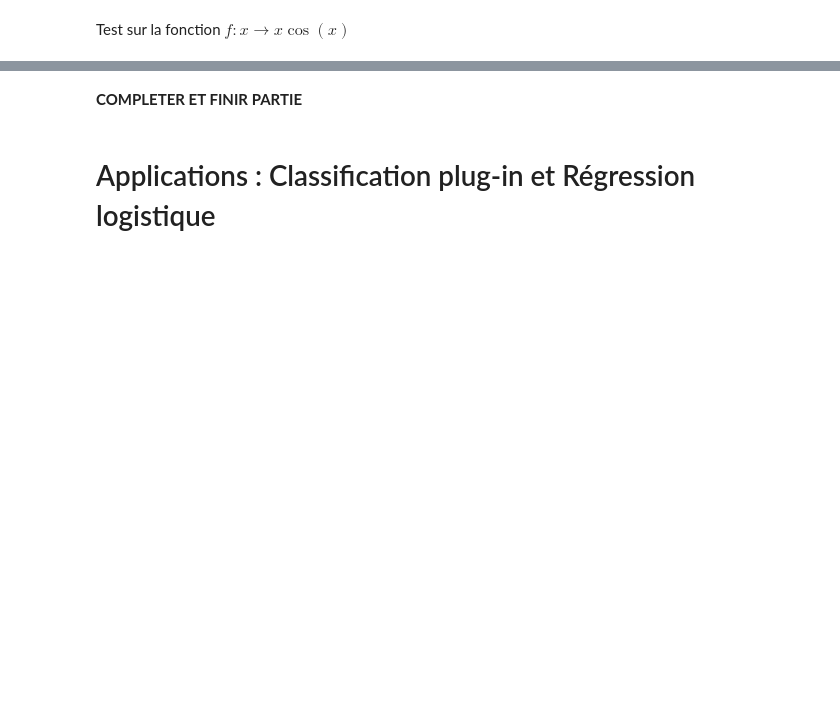
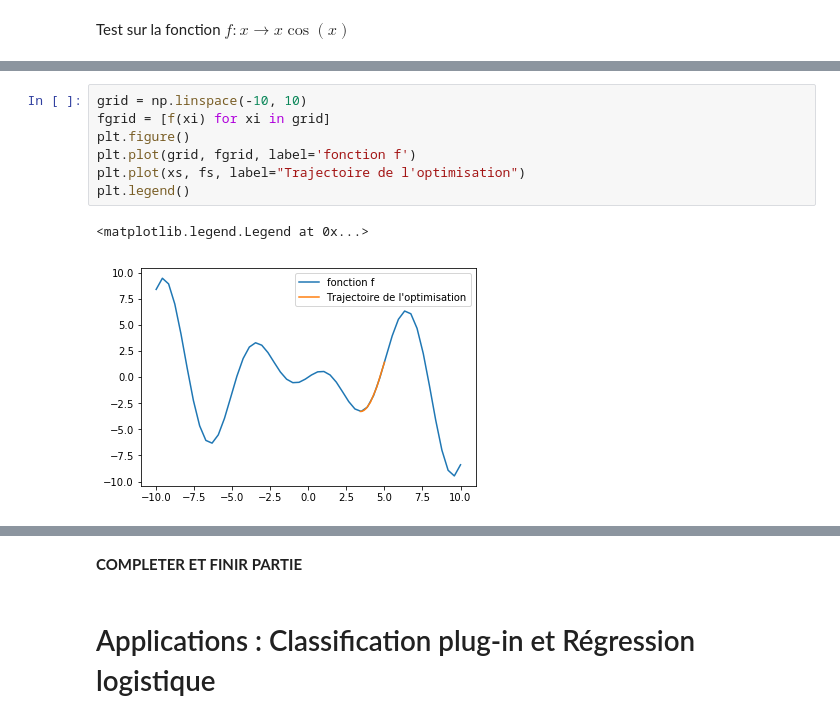
Before and after one commit to PierreBoyeau/classification-gradient_descend, a Jupyter notebook: gradient_classiefiers.ipynb, the cells around one changed output, grey strips where cells are left out. Drawn from its saved outputs; the diff is of its cells as text; blank space fills up the shorter version.

```diff
--- a/gradient_classiefiers.ipynb
+++ b/gradient_classiefiers.ipynb
@@ -223,0 +253,10 @@ xs, fs, ds = optimize(f, df)
+# %%
+grid = np.linspace(-10, 10)
+fgrid = [f(xi) for xi in grid]
+plt.figure()
+plt.plot(grid, fgrid, label='fonction f')
+plt.plot(xs, fs, label="Trajectoire de l'optimisation")
+plt.legend()
+# %% [output]
+<matplotlib.legend.Legend at 0x...>
+[figure, added]
```
Also changed, not shown: parts of 27 cells of this notebook, 2 other files.
